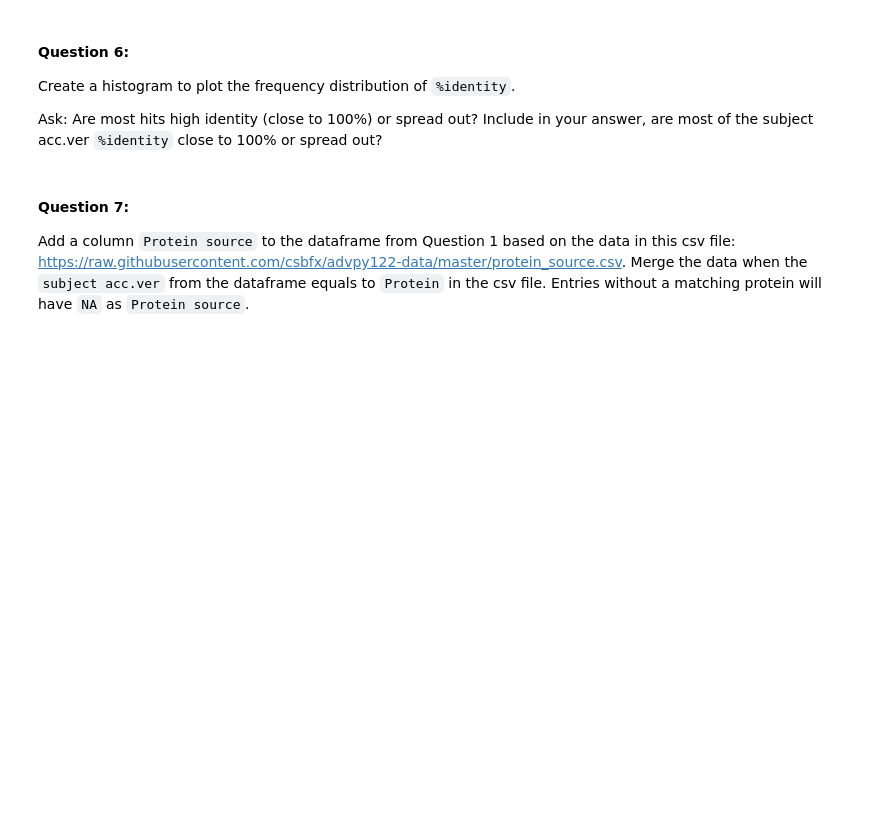
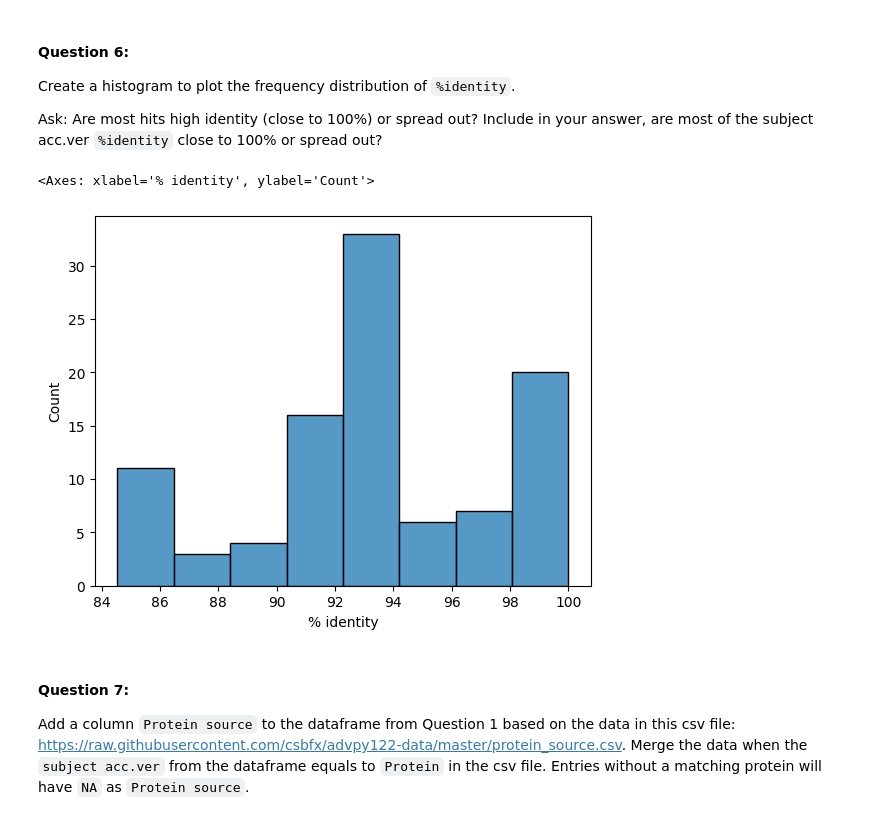
Before and after one commit to salmaibr2/CS133, a Jupyter notebook: Module 3 regression/CS133_F25_M3_HW4_relationship_plt_complicated_data.ipynb, the cells around one changed output. Saved outputs shown, nothing was run; the diff lists cells and outputs as text; code cells hidden in the pictures; blank space fills up the shorter version.

```diff
--- a/Module 3 regression/CS133_F25_M3_HW4_relationship_plt_complicated_data.ipynb
+++ b/Module 3 regression/CS133_F25_M3_HW4_relationship_plt_complicated_data.ipynb
@@ -44,3 +134,11 @@ Include in your answer, are most of the subject acc.ver  `%identity` close to 10
+# %%
+### Your code here . . .
+sns.histplot(data=blast, x= '% identity')
+
+#most of them are close to 100, with the lowest being around 84 and the majority being over 90
+# %% [output]
+<Axes: xlabel='% identity', ylabel='Count'>
+[figure, added]
 # %% [markdown]
 #### Question 7: ####
 Add a column `Protein source` to the dataframe from Question 1 based on the data in this csv file: https://raw.githubusercontent.com/csbfx/advpy122-data/master/protein_source.csv. Merge the data when the `subject acc.ver` from the dataframe equals to `Protein` in the csv file. Entries without a matching protein will have `NA` as `Protein source`.
```
Also changed, not shown: parts of 13 cells of this notebook, 1 other file.
